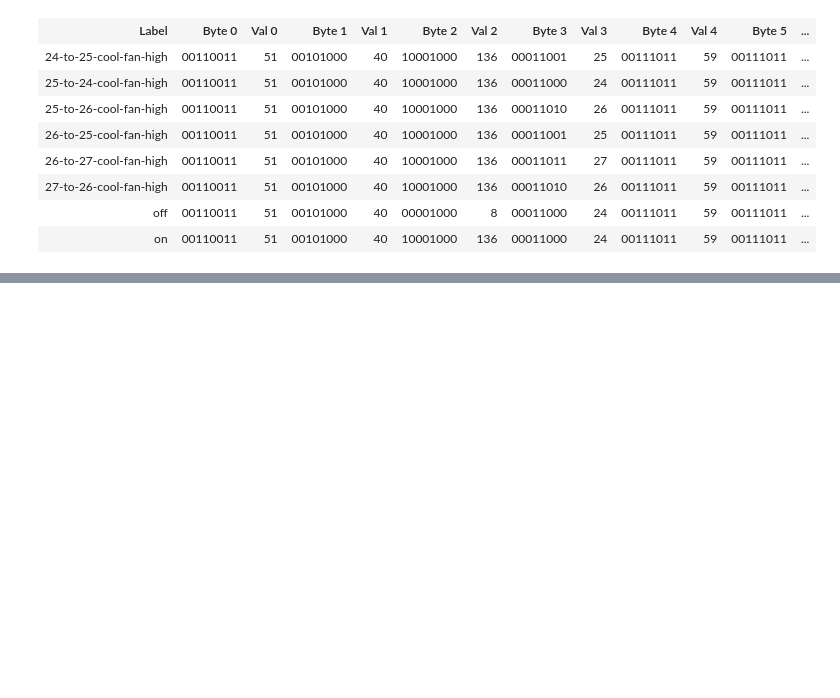
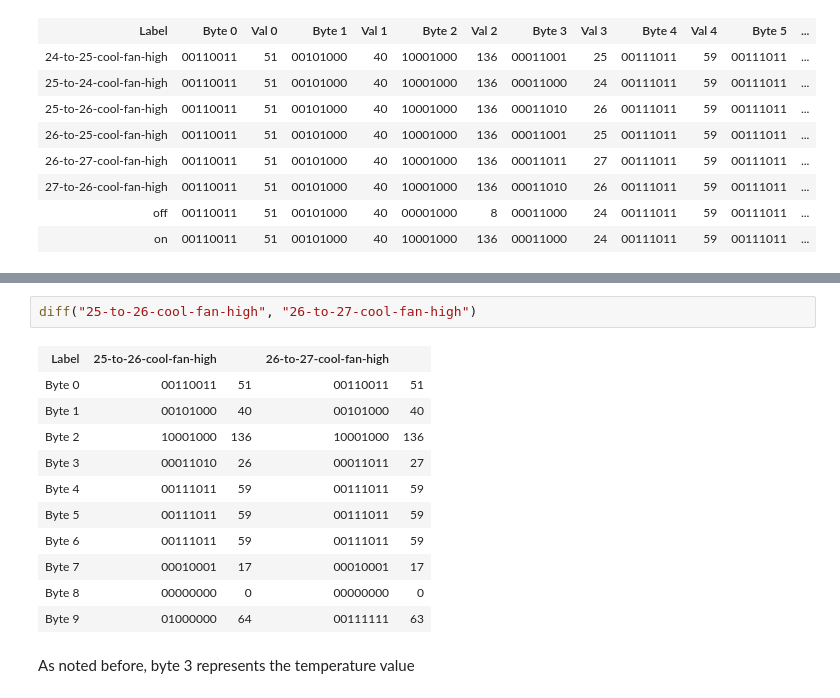
Before and after one commit to Shresht7/esphome-voltas-ac-climate-ir, a Jupyter notebook: protocol/notebook.ipynb, the cells around one changed output, grey strips where cells are left out. Drawn from its saved outputs; the diff is of its cells as text; blank space fills up the shorter version.

```diff
--- a/protocol/notebook.ipynb
+++ b/protocol/notebook.ipynb
@@ -437,0 +500,16 @@ display(HTML(byte_comparision_table))
+# %%
+diff("25-to-26-cool-fan-high", "26-to-27-cool-fan-high")
+# %% [output]
+| Label | 25-to-26-cool-fan-high |  | 26-to-27-cool-fan-high |  |
+| Byte 0 | 00110011 | 51 | 00110011 | 51 |
+| Byte 1 | 00101000 | 40 | 00101000 | 40 |
+| Byte 2 | 10001000 | 136 | 10001000 | 136 |
+| Byte 3 | 00011010 | 26 | 00011011 | 27 |
+| Byte 4 | 00111011 | 59 | 00111011 | 59 |
+| Byte 5 | 00111011 | 59 | 00111011 | 59 |
+| Byte 6 | 00111011 | 59 | 00111011 | 59 |
+| Byte 7 | 00010001 | 17 | 00010001 | 17 |
+| Byte 8 | 00000000 | 0 | 00000000 | 0 |
+| Byte 9 | 01000000 | 64 | 00111111 | 63 |
+# %% [markdown]
+As noted before, byte 3 represents the temperature value
```
Also changed, not shown: parts of 6 cells of this notebook.
